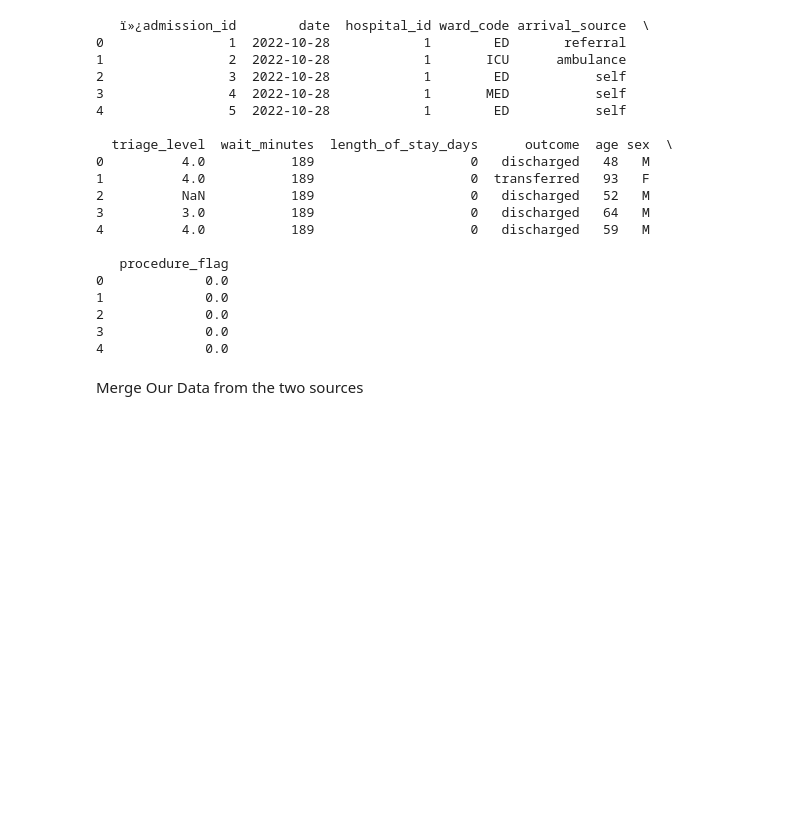
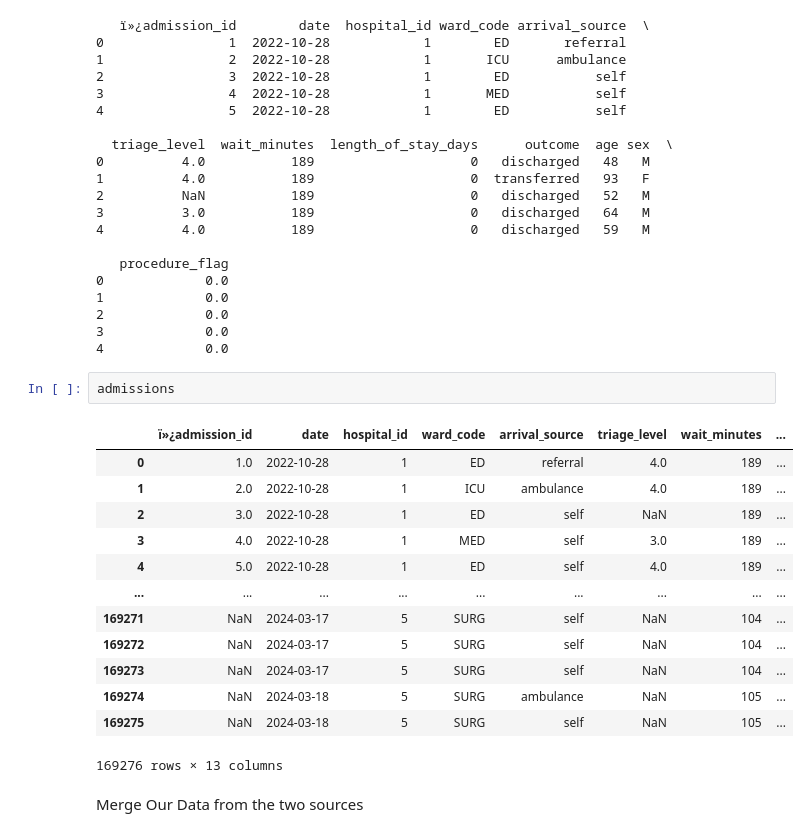
Before and after one commit to Mwenya-Musonda/Predictive-Healthcare-Capacity-Management, a Jupyter notebook: Data/clean.ipynb, the cells around one changed output. Cells and saved outputs as stored; diff of their text form; blank space fills up the shorter version.

```diff
--- a/Data/clean.ipynb
+++ b/Data/clean.ipynb
@@ -30,6 +30,22 @@ print(admissions.head())
 2             0.0
 3             0.0
 4             0.0
+# %%
+admissions
+# %% [output]
+|  | ï»¿admission_id | date | hospital_id | ward_code | arrival_source | triage_level | wait_minutes | ... |
+| 0 | 1.0 | 2022-10-28 | 1 | ED | referral | 4.0 | 189 | ... |
+| 1 | 2.0 | 2022-10-28 | 1 | ICU | ambulance | 4.0 | 189 | ... |
+| 2 | 3.0 | 2022-10-28 | 1 | ED | self | NaN | 189 | ... |
+| 3 | 4.0 | 2022-10-28 | 1 | MED | self | 3.0 | 189 | ... |
+| 4 | 5.0 | 2022-10-28 | 1 | ED | self | 4.0 | 189 | ... |
+| ... | ... | ... | ... | ... | ... | ... | ... | ... |
+| 169271 | NaN | 2024-03-17 | 5 | SURG | self | NaN | 104 | ... |
+| 169272 | NaN | 2024-03-17 | 5 | SURG | self | NaN | 104 | ... |
+| 169273 | NaN | 2024-03-17 | 5 | SURG | self | NaN | 104 | ... |
+| 169274 | NaN | 2024-03-18 | 5 | SURG | ambulance | NaN | 105 | ... |
+| 169275 | NaN | 2024-03-18 | 5 | SURG | self | NaN | 105 | ... |
+169276 rows × 13 columns
 # %% [markdown]
 Merge Our Data from the two sources
 # %%
```
Also changed, not shown: parts of 10 cells of this notebook.
